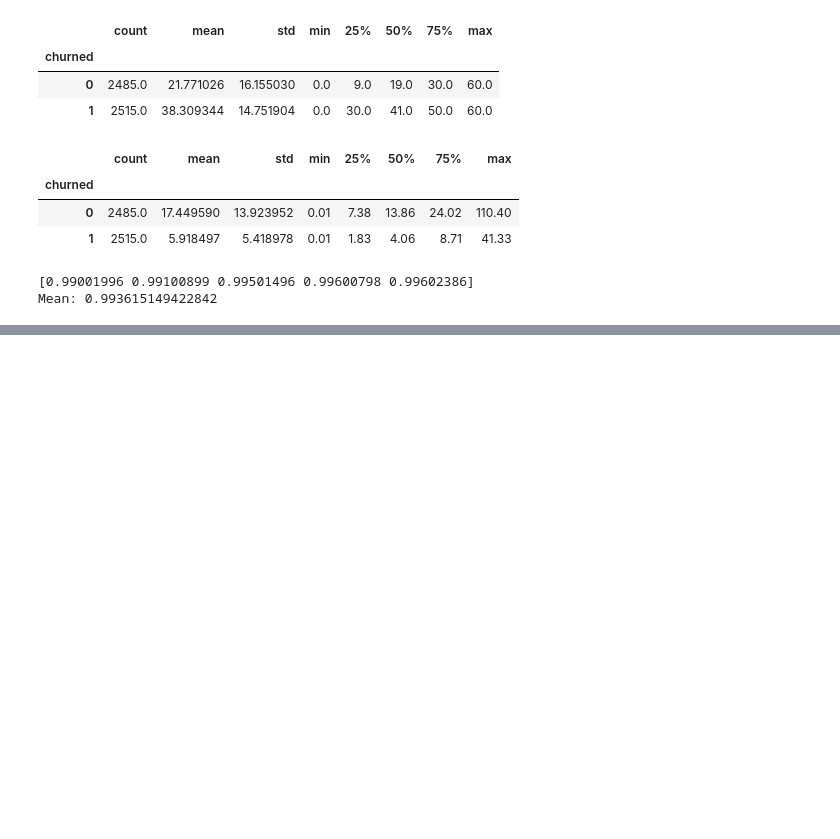
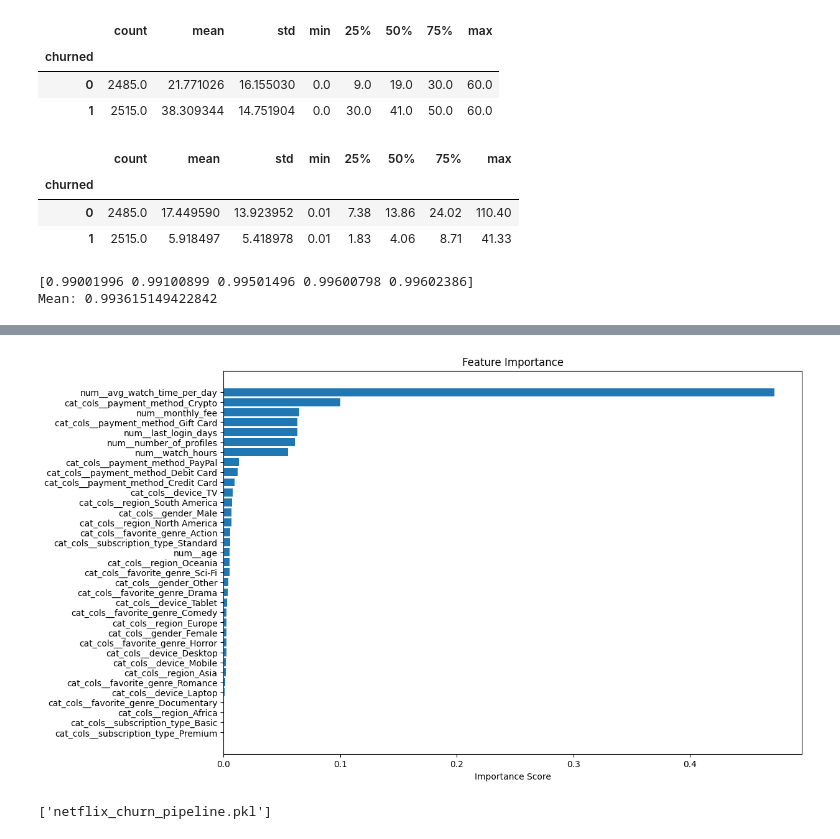
Before and after one commit to kartikkumarofficial/Netflix_Churn_Prediction_Model, a Jupyter notebook: notebooks/churn_prediction_model.ipynb, the cells around one changed output, grey strips where cells are left out. Saved outputs shown, nothing was run; the diff lists cells and outputs as text; code cells hidden in the pictures; blank space fills up the shorter version.

```diff
--- a/notebooks/churn_prediction_model.ipynb
+++ b/notebooks/churn_prediction_model.ipynb
@@ -250,0 +272,35 @@ To https://github.com/kartikkumarofficial/Netflix_Churn_Prediction_Model.git
+# %%
+import numpy as np
+import matplotlib.pyplot as plt
+
+# Extract names after preprocessing
+feature_names = pipeline.named_steps['pre'].get_feature_names_out()
+
+# Extract importance from XGBoost
+importances = pipeline.named_steps['model'].feature_importances_
+
+# Sort descending
+indices = np.argsort(importances)[::-1]
+
+plt.figure(figsize=(12, 8))
+plt.title("Feature Importance")
+
+plt.barh(
+    range(len(feature_names)),
+    importances[indices]
+)
+
+plt.yticks(
+    range(len(feature_names)),
+    feature_names[indices]
+)
+
+plt.gca().invert_yaxis()
+plt.xlabel("Importance Score")
+plt.show()
+# %% [output]
+[figure, added]
+# %%
+joblib.dump(pipeline, "netflix_churn_pipeline.pkl")
+# %% [output]
+['netflix_churn_pipeline.pkl']
```
Also changed, not shown: parts of 4 cells of this notebook, 2 other files.
